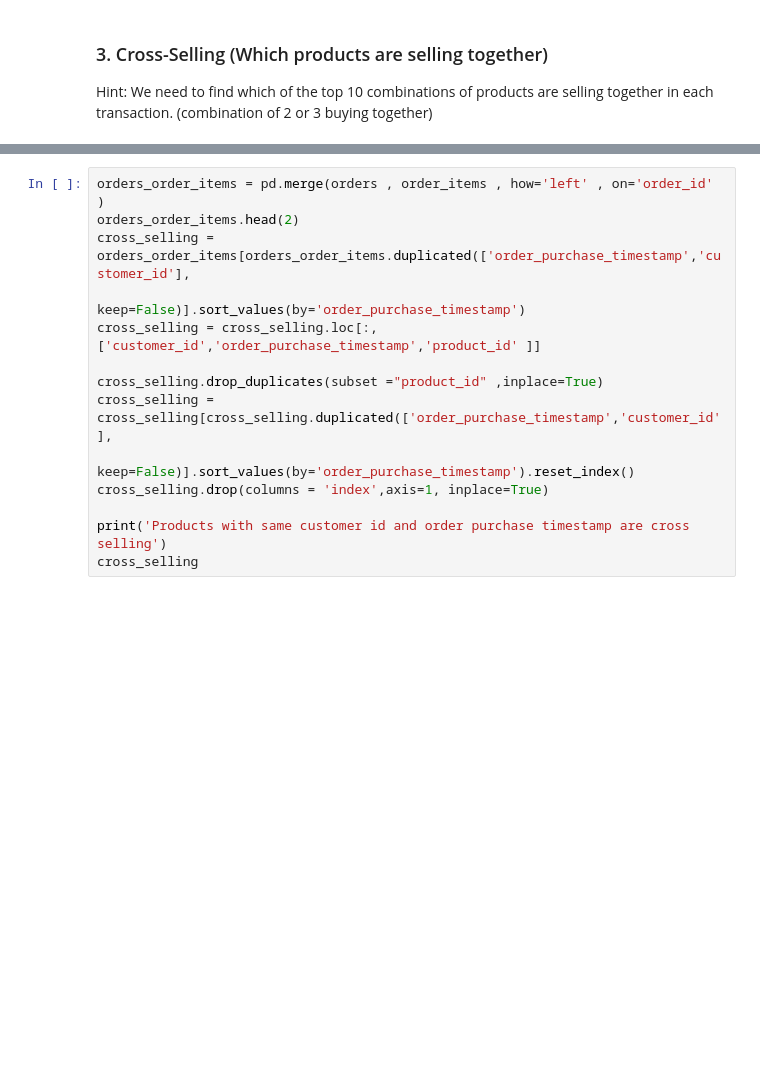
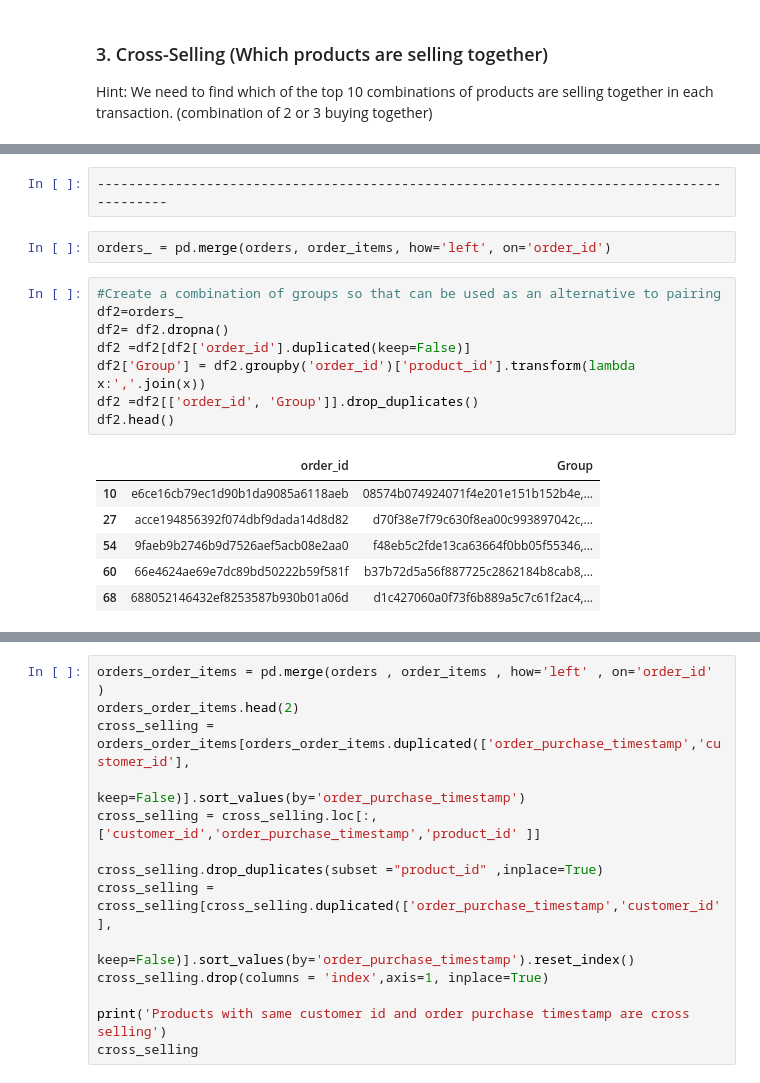
Before and after one commit to sakshisv/Marketing-Analytics-for-E-Commerce, a Jupyter notebook: Marketing Analytics (Python).ipynb, the cells around one changed output, grey strips where cells are left out. Saved outputs shown, nothing was run; the diff lists cells and outputs as text; blank space fills up the shorter version.

```diff
--- a/Marketing Analytics (Python).ipynb
+++ b/Marketing Analytics (Python).ipynb
@@ -1092,0 +1084,19 @@ for key, value in count.most_common(10):
+# %%
+-----------------------------------------------------------------------------------------
+# %%
+orders_ = pd.merge(orders, order_items, how='left', on='order_id')
+# %%
+#Create a combination of groups so that can be used as an alternative to pairing
+df2=orders_
+df2= df2.dropna()
+df2 =df2[df2['order_id'].duplicated(keep=False)]
+df2['Group'] = df2.groupby('order_id')['product_id'].transform(lambda x:','.join(x))
+df2 =df2[['order_id', 'Group']].drop_duplicates()
+df2.head()
+# %% [output]
+|  | order_id | Group |
+| 10 | e6ce16cb79ec1d90b1da9085a6118aeb | 08574b074924071f4e201e151b152b4e,... |
+| 27 | acce194856392f074dbf9dada14d8d82 | d70f38e7f79c630f8ea00c993897042c,... |
+| 54 | 9faeb9b2746b9d7526aef5acb08e2aa0 | f48eb5c2fde13ca63664f0bb05f55346,... |
+| 60 | 66e4624ae69e7dc89bd50222b59f581f | b37b72d5a56f887725c2862184b8cab8,... |
+| 68 | 688052146432ef8253587b930b01a06d | d1c427060a0f73f6b889a5c7c61f2ac4,... |
```
Also changed, not shown: parts of 64 cells of this notebook.
